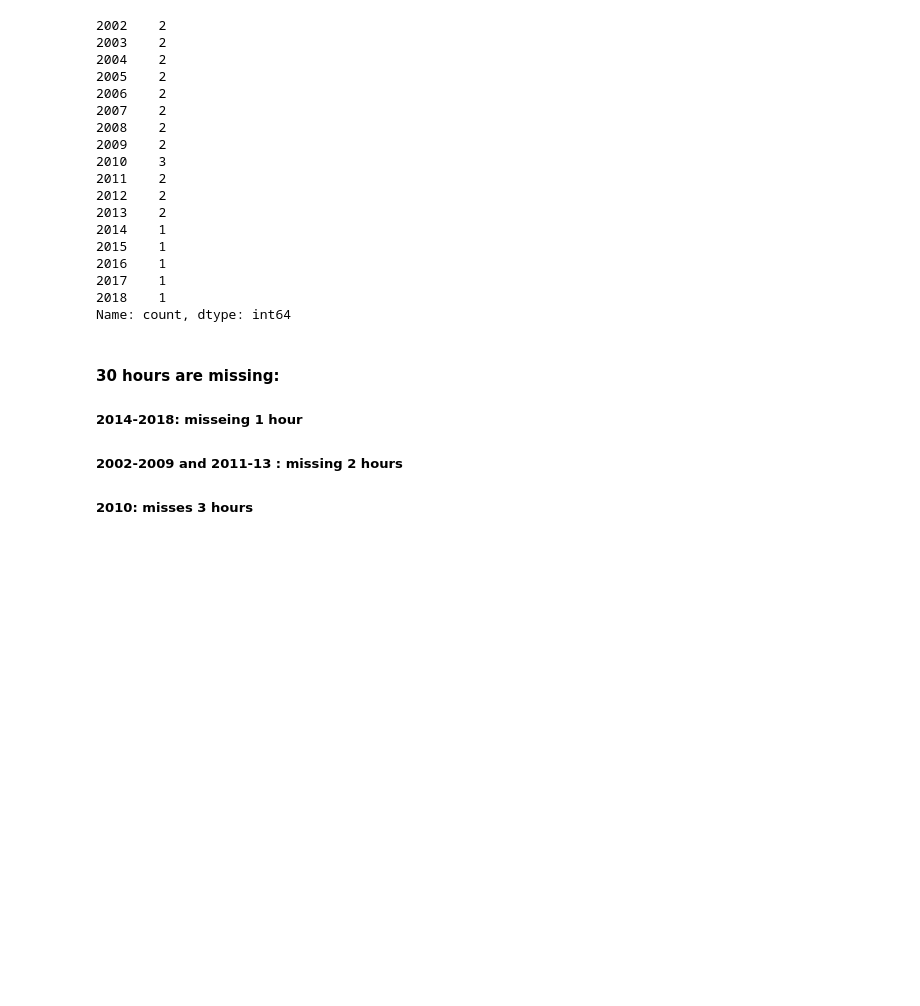
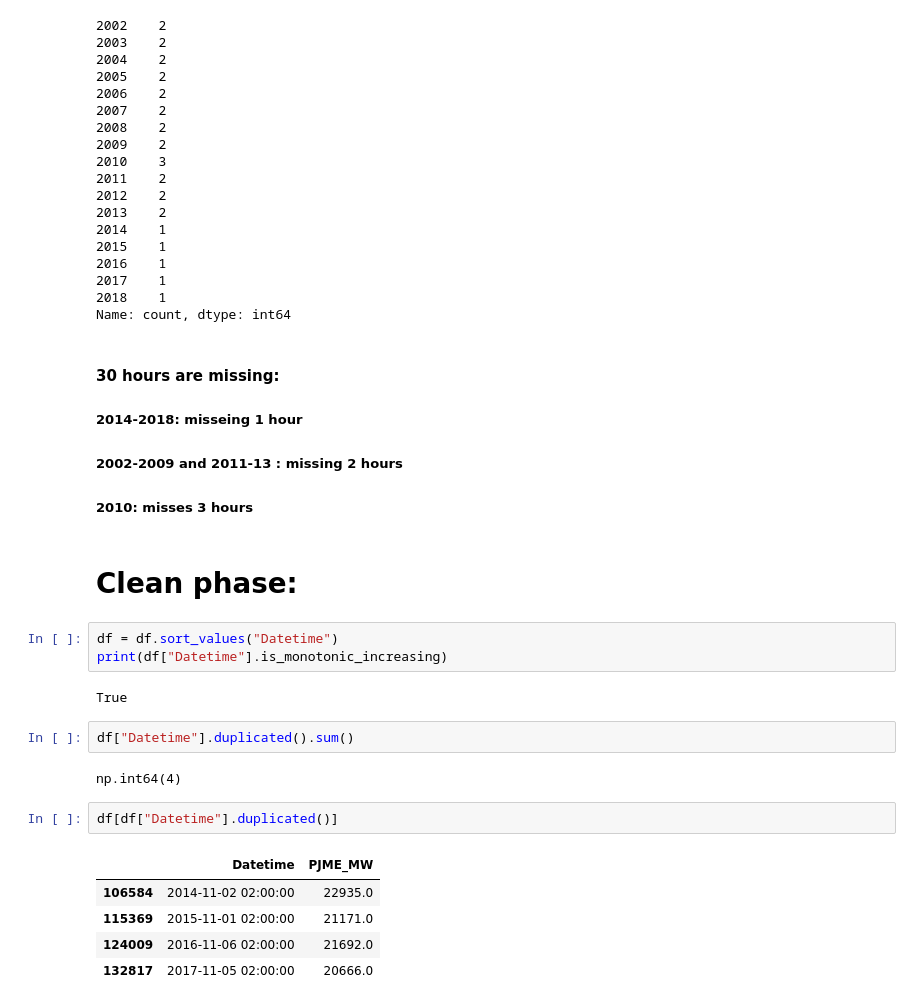
Before and after one commit to youssef-boudouar/GridHorizon, a Jupyter notebook: notebooks/gridHorizon.ipynb, the cells around one changed output. Drawn from its saved outputs; the diff is of its cells as text; blank space fills up the shorter version.

```diff
--- a/notebooks/gridHorizon.ipynb
+++ b/notebooks/gridHorizon.ipynb
@@ -117,3 +117,22 @@ Name: count, dtype: int64
 ##### 2014-2018: misseing 1 hour
 ##### 2002-2009 and 2011-13 : missing 2 hours
 ##### 2010: misses 3 hours
+# %% [markdown]
+# Clean phase:
+# %%
+df = df.sort_values("Datetime")
+print(df["Datetime"].is_monotonic_increasing)
+# %% [output]
+True
+# %%
+df["Datetime"].duplicated().sum()
+# %% [output]
+np.int64(4)
+# %%
+df[df["Datetime"].duplicated()]
+# %% [output]
+|  | Datetime | PJME_MW |
+| 106584 | 2014-11-02 02:00:00 | 22935.0 |
+| 115369 | 2015-11-01 02:00:00 | 21171.0 |
+| 124009 | 2016-11-06 02:00:00 | 21692.0 |
+| 132817 | 2017-11-05 02:00:00 | 20666.0 |
```
Also changed, not shown: parts of 16 cells of this notebook.
